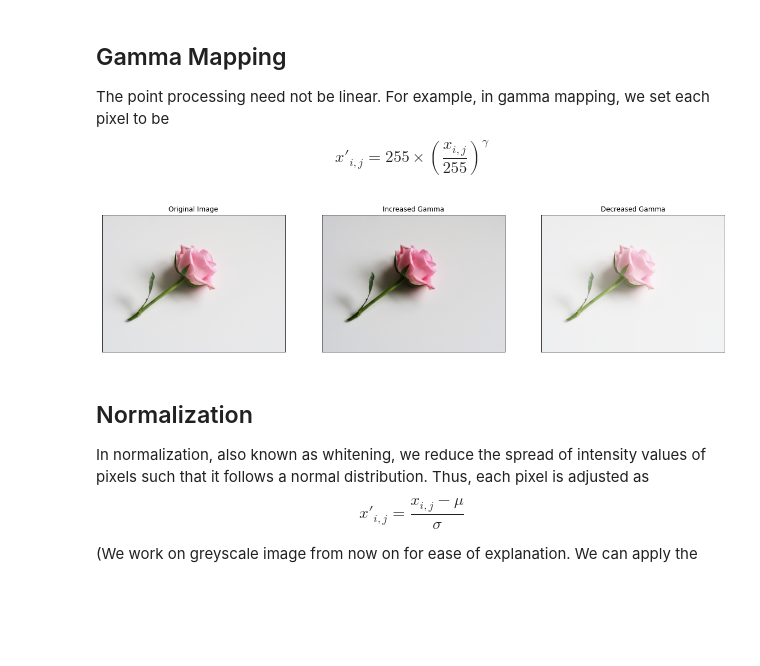
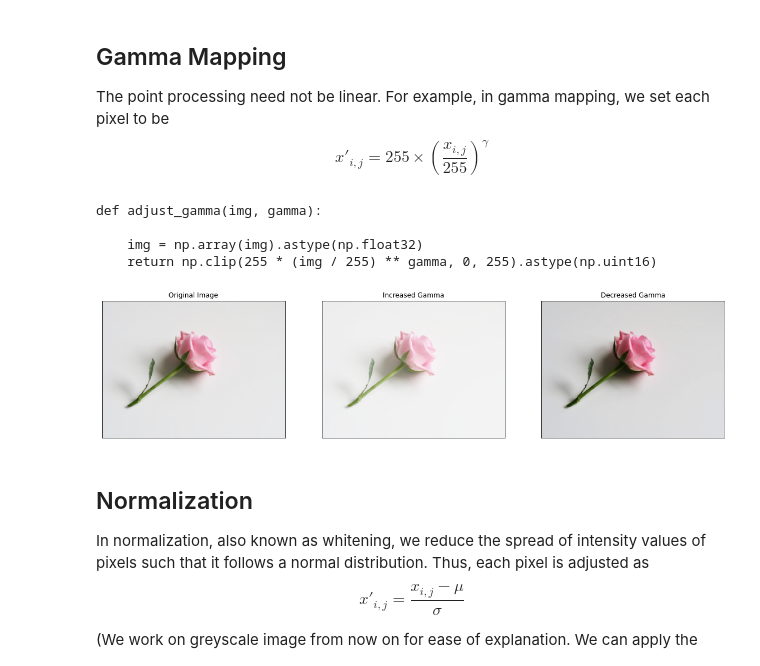
Before and after one commit to 0WN463/wellspring, a Jupyter notebook: computer-vision/point_processing.ipynb, the cells around one changed output. Saved outputs shown, nothing was run; the diff lists cells and outputs as text; code cells hidden in the pictures; blank space fills up the shorter version.

```diff
--- a/computer-vision/point_processing.ipynb
+++ b/computer-vision/point_processing.ipynb
@@ -1,3 +8,9 @@
+# %%
+rose_image = Image.open('images/rose.jpg').resize((288, 216))
+rose_image_rgb = np.array(rose_image.convert('RGB'))
+
+woman_image = Image.open('images/woman.jpg').resize((288, 216))
+woman_image_grey = np.array(woman_image.convert('L'))
 # %% [markdown]
 # Point Processing
 
@@ -82,37 +61,20 @@ For example, in gamma mapping, we set each pixel to be
 $$
 x'_{i,j} = 255 \times \left(\frac{x_{i,j}}{255}\right)^\gamma
 $$
+# %%
+from module.point_process import adjust_gamma
+show_implementation(adjust_gamma)
+# %% [output]
+def adjust_gamma(img, gamma):
+
+    img = np.array(img).astype(np.float32)
+    return np.clip(255 * (img / 255) ** gamma, 0, 255).astype(np.uint16)
 # %%
-import numpy as np
-import matplotlib.pyplot as plt
-from PIL import Image
-
-image = Image.open('images/rose.jpg')
-def adjust_gamma(img, gamma):
-    img = np.array(img).astype(np.float32)
-    return np.clip(255 * (img / 255) ** gamma, 0, 255).astype(np.uint16)
-
-f = plt.figure(figsize=(20,10))
-ax1 = f.add_subplot(131)
-ax2 = f.add_subplot(132)
-ax3 = f.add_subplot(133)
-
-ax1.title.set_text('Original Image')
-ax1.imshow(image)
-ax1.xaxis.set_visible(False)
-ax1.yaxis.set_visible(False)
-
-ax2.title.set_text('Increased Gamma')
-ax2.imshow(adjust_gamma(image, 1.5))
-ax2.xaxis.set_visible(False)
-ax2.yaxis.set_visible(False)
-
-ax3.title.set_text('Decreased Gamma')
-ax3.imshow(adjust_gamma(image, 0.5))
-ax3.xaxis.set_visible(False)
-ax3.yaxis.set_visible(False)
+show_images([(rose_image_rgb, 'Original Image'),
+            (adjust_gamma(rose_image_rgb, 0.5), 'Increased Gamma'),
+            (adjust_gamma(rose_image_rgb, 1.5), 'Decreased Gamma')])
 # %% [output]
-[figure, old version]
+[figure, new version]
 # %% [markdown]
 ## Normalization
 In normalization, also known as whitening, we reduce the spread of intensity values of pixels such that it follows a normal distribution.
```
Also changed, not shown: parts of 14 cells of this notebook, 4 other files.
